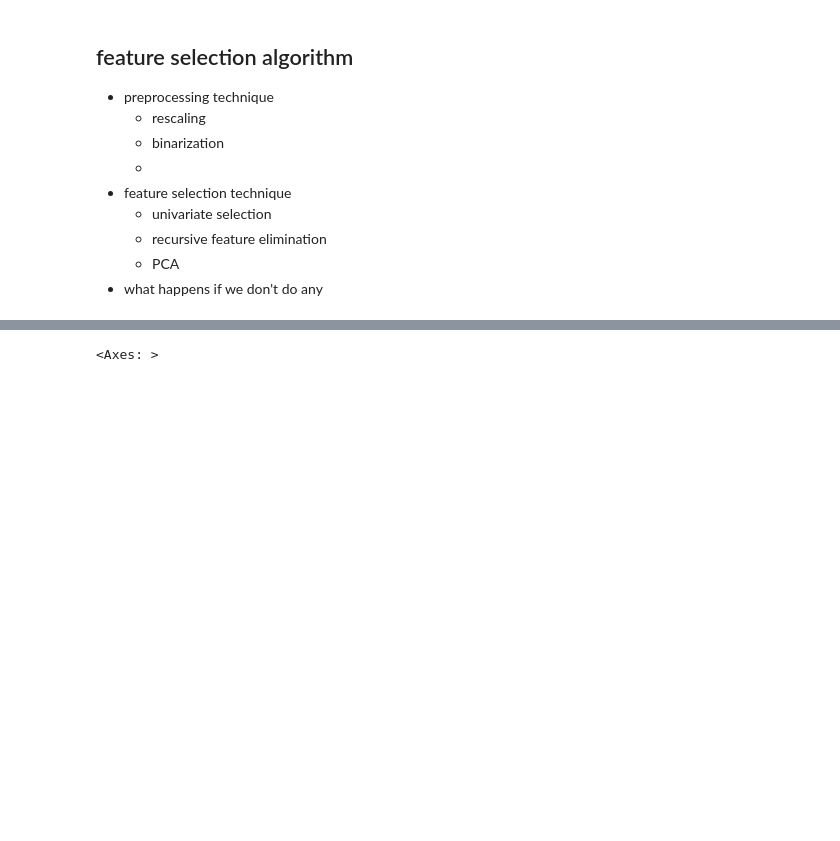
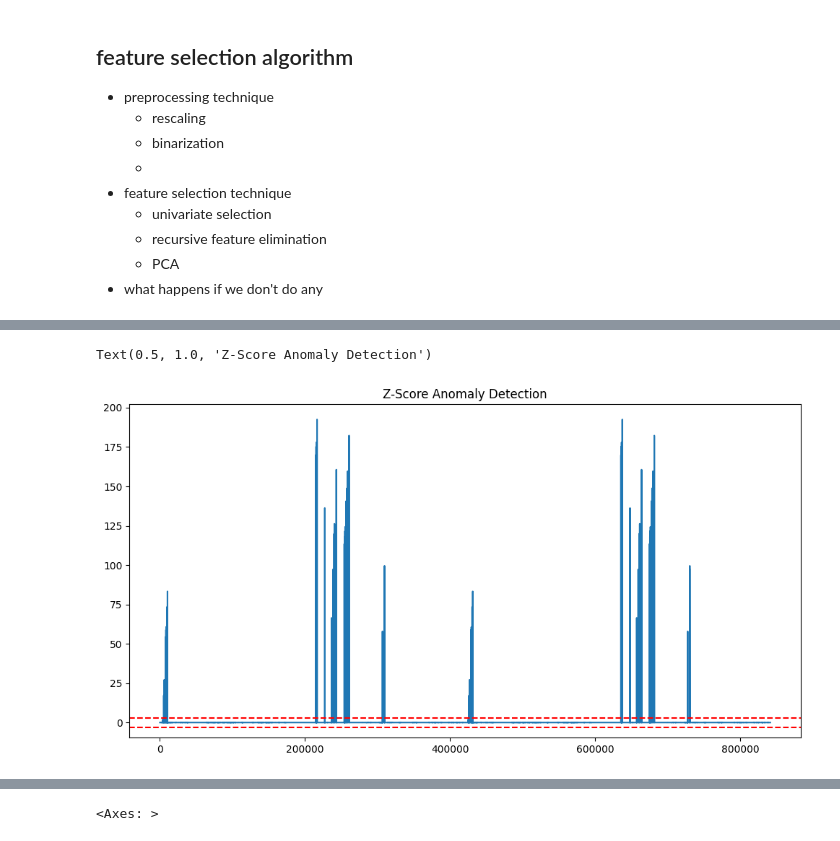
Before and after one commit to mridulpant2010/CS5480-deeplearning, a Jupyter notebook: kaggle_project/cs24mtech15009.ipynb, the cells around one changed output, grey strips where cells are left out. Saved outputs shown, nothing was run; the diff lists cells and outputs as text; code cells hidden in the pictures; blank space fills up the shorter version.

```diff
--- a/kaggle_project/cs24mtech15009.ipynb
+++ b/kaggle_project/cs24mtech15009.ipynb
@@ -68,0 +90,12 @@ df
+# %%
+from scipy import stats
+pir_cols = [col for col in df.columns if 'PIR_' in col]
+z_scores = stats.zscore(df[pir_cols].values.flatten())
+plt.figure(figsize=(12, 6))
+plt.plot(z_scores)
+plt.axhline(y=3, color='r', linestyle='--')
+plt.axhline(y=-3, color='r', linestyle='--')
+plt.title('Z-Score Anomaly Detection')
+# %% [output]
+Text(0.5, 1.0, 'Z-Score Anomaly Detection')
+[figure, added]
```
Also changed, not shown: parts of 28 cells of this notebook, 2 other files.
